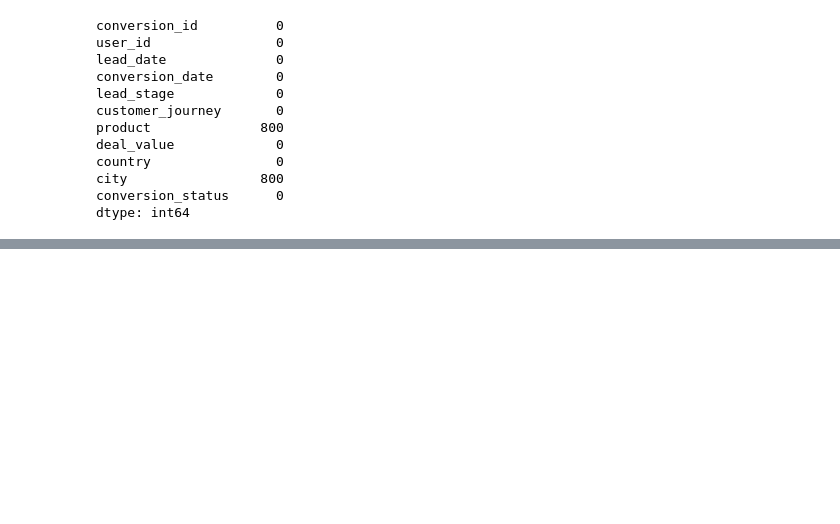
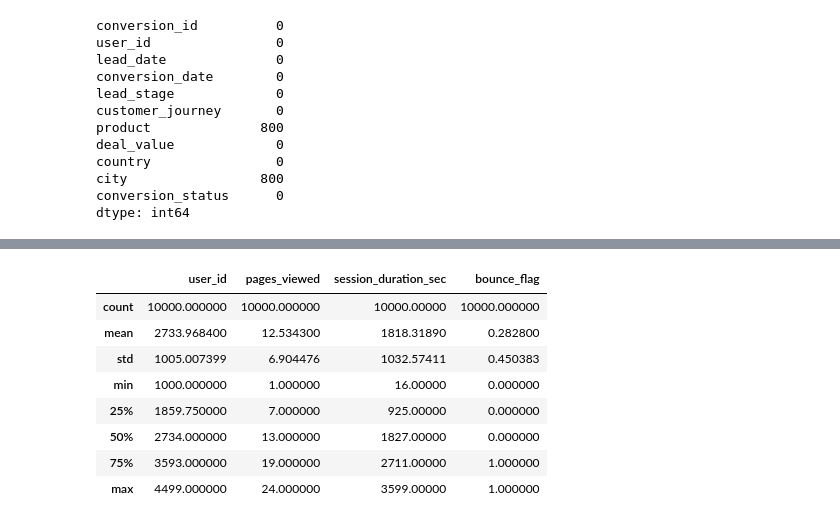
Before and after one commit to hitteshkharyal/Marketing-_ROI_Dashboard, a Jupyter notebook: project1.ipynb, the cells around one changed output, grey strips where cells are left out. Saved outputs shown, nothing was run; the diff lists cells and outputs as text; code cells hidden in the pictures; blank space fills up the shorter version.

Commit message:
data cleaning for weblogs

```diff
--- a/project1.ipynb
+++ b/project1.ipynb
@@ -195,0 +198,3 @@ dtype: int64
+# %%
+web_logs=pd.read_csv(r"dataset\web_analytics_logs_10k.csv")
+web_logs.head()
@@ -195,0 +243,6 @@ dtype: int64
+# %%
+# cleaning utm_campaign
+web_logs['utm_campaign'] = web_logs['utm_campaign'].fillna('Unknown')
+# %%
+# clean city
+web_logs['city'] = web_logs['city'].fillna('Unknown')
@@ -195,0 +272,3 @@ dtype: int64
+# %%
+# Remove duplicates
+web_logs = web_logs.drop_duplicates()
@@ -195,0 +299,12 @@ dtype: int64
+# %%
+web_logs.describe()
+# %% [output]
+|  | user_id | pages_viewed | session_duration_sec | bounce_flag |
+| count | 10000.000000 | 10000.000000 | 10000.00000 | 10000.000000 |
+| mean | 2733.968400 | 12.534300 | 1818.31890 | 0.282800 |
+| std | 1005.007399 | 6.904476 | 1032.57411 | 0.450383 |
+| min | 1000.000000 | 1.000000 | 16.00000 | 0.000000 |
+| 25% | 1859.750000 | 7.000000 | 925.00000 | 0.000000 |
+| 50% | 2734.000000 | 13.000000 | 1827.00000 | 0.000000 |
+| 75% | 3593.000000 | 19.000000 | 2711.00000 | 1.000000 |
+| max | 4499.000000 | 24.000000 | 3599.00000 | 1.000000 |
```
Also changed, not shown: parts of 8 cells of this notebook.
